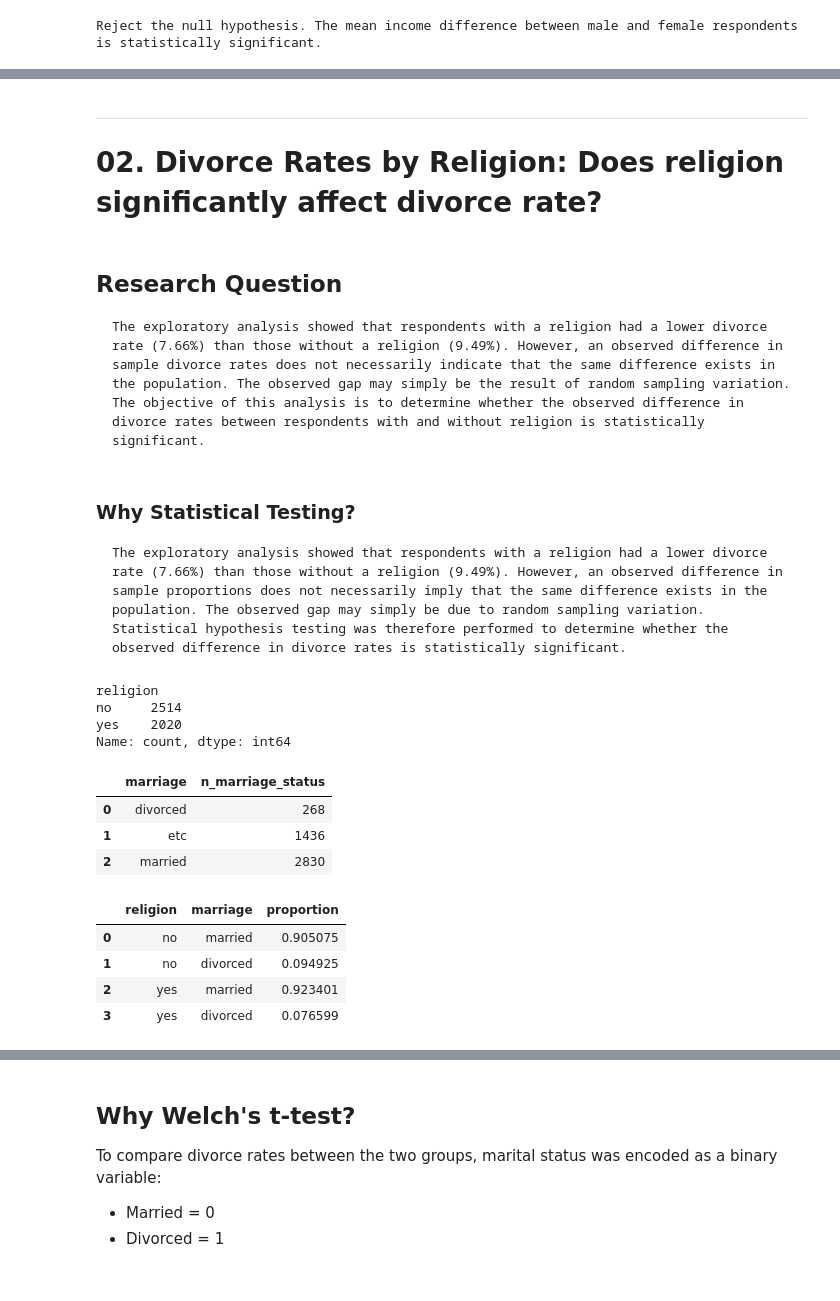
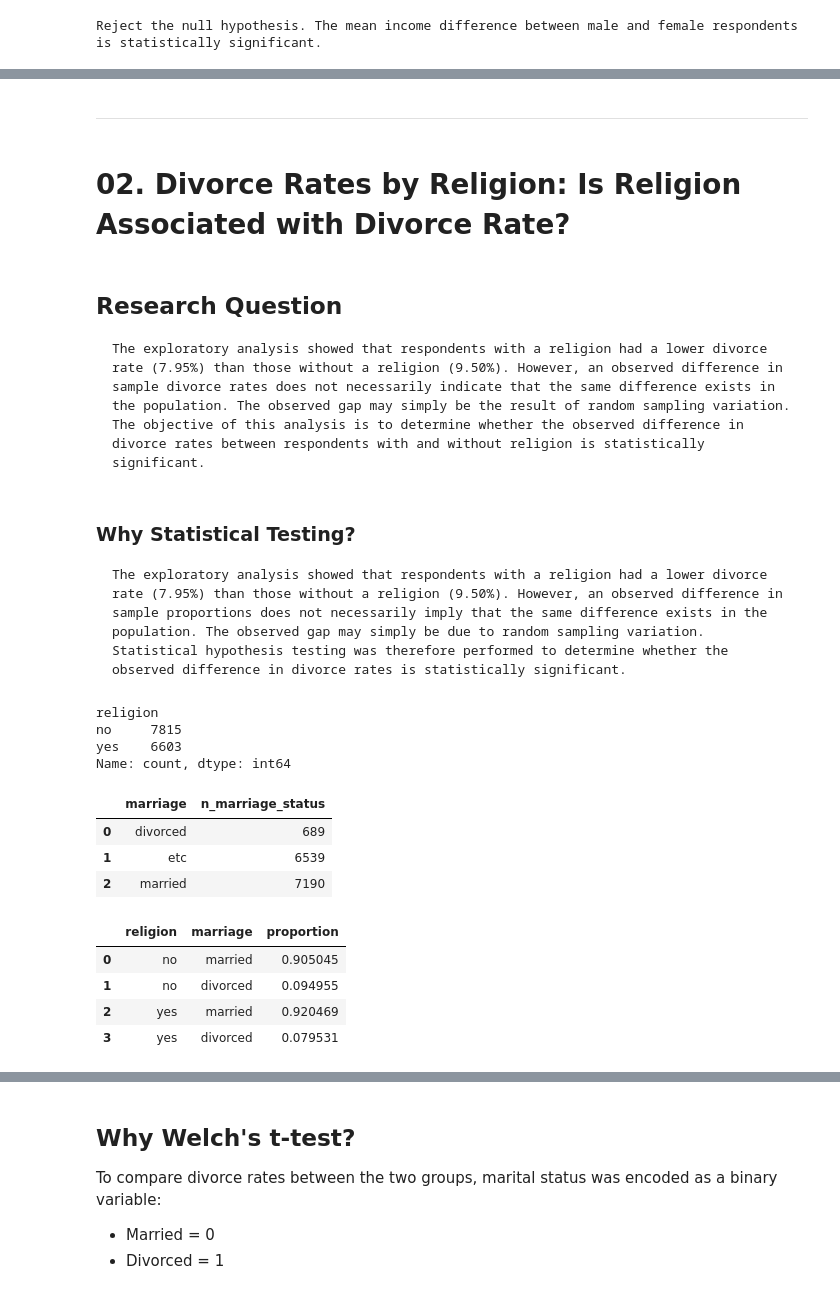
Before and after one commit to ByungkyuKang/Portfolio, a Jupyter notebook: Data_Analysis_Projects/Korean_Sociodemographic_Analysis/02_Statistical_Analysis.ipynb, the cells around one changed output, grey strips where cells are left out. Drawn from its saved outputs; the diff is of its cells as text; code cells hidden in the pictures.

Commit message:
feat: complete statistical analysis and update portfolio documentation

```diff
--- a/Data_Analysis_Projects/Korean_Sociodemographic_Analysis/02_Statistical_Analysis.ipynb
+++ b/Data_Analysis_Projects/Korean_Sociodemographic_Analysis/02_Statistical_Analysis.ipynb
@@ -54,5 +43,5 @@ female    7913
 male      6505
 Name: count, dtype: int64
 # %%
-welfare = welfare.dropna( subset=['income'] )
+welfare_income = welfare.dropna(subset=['income']).copy()
 # %%
@@ -160,41 +116,42 @@ However, this result does not imply that gender alone causes the income differen
+# %% [markdown]
+---
 # %% [markdown]
----
-# 02. Divorce Rates by Religion: Does religion significantly affect divorce rate?
+# 02. Divorce Rates by Religion: Is Religion Associated with Divorce Rate?
 # %% [markdown]
 ## Research Question
-    The exploratory analysis showed that respondents with a religion had a lower divorce rate (7.66%) than those without a religion (9.49%). However, an observed difference in sample divorce rates does not necessarily indicate that the same difference exists in the population. The observed gap may simply be the result of random sampling variation. The objective of this analysis is to determine whether the observed difference in divorce rates between respondents with and without religion is statistically significant.
+    The exploratory analysis showed that respondents with a religion had a lower divorce rate (7.95%) than those without a religion (9.50%). However, an observed difference in sample divorce rates does not necessarily indicate that the same difference exists in the population. The observed gap may simply be the result of random sampling variation. The objective of this analysis is to determine whether the observed difference in divorce rates between respondents with and without religion is statistically significant.
 # %% [markdown]
 ### Why Statistical Testing?
-    The exploratory analysis showed that respondents with a religion had a lower divorce rate (7.66%) than those without a religion (9.49%). However, an observed difference in sample proportions does not necessarily imply that the same difference exists in the population. The observed gap may simply be due to random sampling variation. Statistical hypothesis testing was therefore performed to determine whether the observed difference in divorce rates is statistically significant.
+    The exploratory analysis showed that respondents with a religion had a lower divorce rate (7.95%) than those without a religion (9.50%). However, an observed difference in sample proportions does not necessarily imply that the same difference exists in the population. The observed gap may simply be due to random sampling variation. Statistical hypothesis testing was therefore performed to determine whether the observed difference in divorce rates is statistically significant.
 # %%
 welfare['religion'] = np.where( welfare['religion']==1, 'yes', 'no' )
 welfare['religion'].value_counts()
 # %% [output]
 religion
-no     2514
-yes    2020
+no     7815
+yes    6603
 Name: count, dtype: int64
 # %%
 welfare['marriage'] = np.where( welfare['marriage_type']==1, 'married',
                                      np.where( welfare['marriage_type']==3, 'divorced', 'etc'))
 
-cnt_marriage_satus = welfare.groupby( 'marriage', as_index=False ).\
+cnt_marriage_status = welfare.groupby( 'marriage', as_index=False ).\
     agg( n_marriage_status=('marriage','count') )
 
-cnt_marriage_satus
+cnt_marriage_status
 # %% [output]
 |  | marriage | n_marriage_status |
-| 0 | divorced | 268 |
-| 1 | etc | 1436 |
-| 2 | married | 2830 |
+| 0 | divorced | 689 |
+| 1 | etc | 6539 |
+| 2 | married | 7190 |
 # %%
-religion_divorced = welfare.query( 'marriage!="etc"' ).groupby( 'religion', as_index=False )['marriage']\
+religion_marriage_proportion  = welfare.query( 'marriage!="etc"' ).groupby( 'religion', as_index=False )['marriage']\
     .value_counts( normalize=True )
-religion_divorced
+religion_marriage_proportion
 # %% [output]
 |  | religion | marriage | proportion |
-| 0 | no | married | 0.905075 |
-| 1 | no | divorced | 0.094925 |
-| 2 | yes | married | 0.923401 |
-| 3 | yes | divorced | 0.076599 |
+| 0 | no | married | 0.905045 |
+| 1 | no | divorced | 0.094955 |
+| 2 | yes | married | 0.920469 |
+| 3 | yes | divorced | 0.079531 |
 # %%
```
Also changed, not shown: parts of 57 cells of this notebook, 3 other files.
